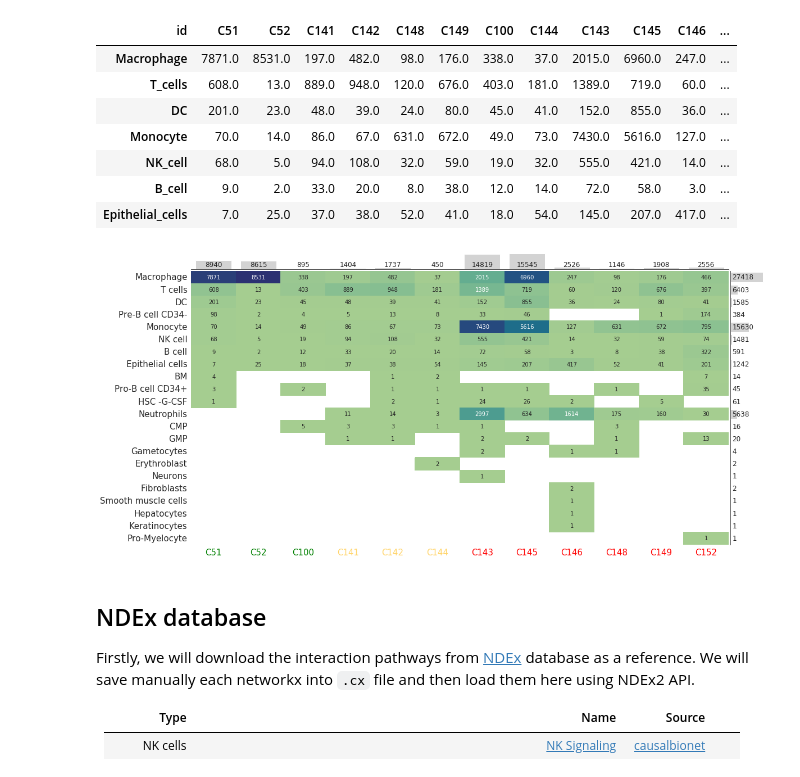
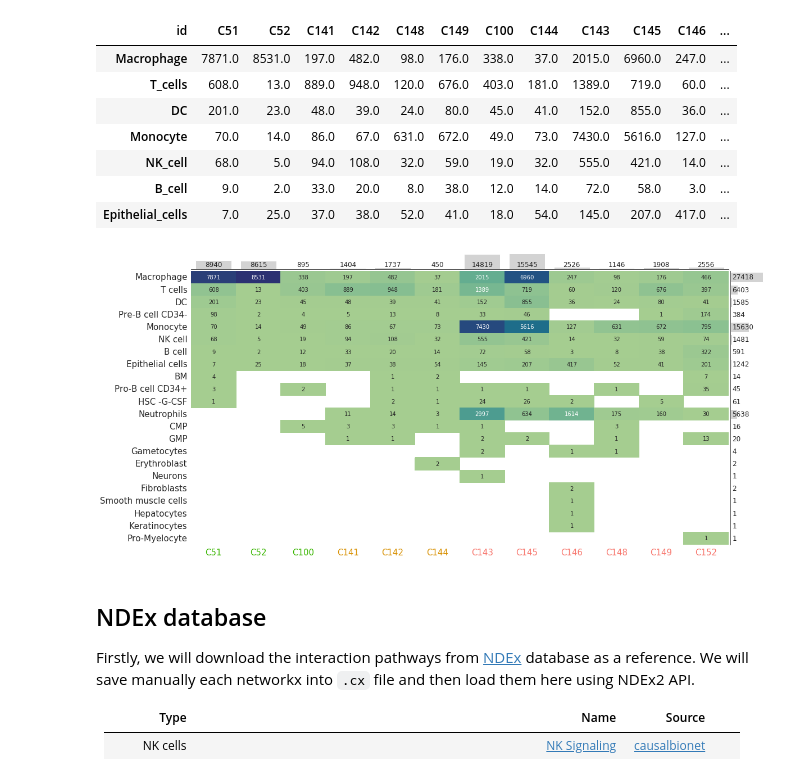
Before and after one commit to masyahook/scGRN, a Jupyter notebook: jupyter/GRN_inference.ipynb, the cells around one changed output. Cells and saved outputs as stored; diff of their text form; code cells hidden in the pictures.

```diff
--- a/jupyter/GRN_inference.ipynb
+++ b/jupyter/GRN_inference.ipynb
@@ -291,6 +291,10 @@ Common cell types among different patients (full metadata):
 | NK_cell | 68.0 | 5.0 | 94.0 | 108.0 | 32.0 | 59.0 | 19.0 | 32.0 | 555.0 | 421.0 | 14.0 | ... |
 | B_cell | 9.0 | 2.0 | 33.0 | 20.0 | 8.0 | 38.0 | 12.0 | 14.0 | 72.0 | 58.0 | 3.0 | ... |
 | Epithelial_cells | 7.0 | 25.0 | 37.0 | 38.0 | 52.0 | 41.0 | 18.0 | 54.0 | 145.0 | 207.0 | 417.0 | ... |
+# %%
+colors = dict(green='#39B600', yellow='#D89000', red='#F8766D', blue='#00B0F6',
+               purple='#9590FF', cyan='#00BFC4', pink='E76BF3', light_pink='#FF62BC',
+               saturated_green='#00BF7D')
 # %%
 N_p = 12
 N_c = 22
@@ -320,37 +324,37 @@ with sns.axes_style("white"):
         g.ax_marg_y.annotate(int(bar.get_width()),
                     (0, bar.get_y() + bar.get_height() / 2), ha='left', va='center',
                     size=12, xytext=(4, 0),
                     textcoords='offset points')
 
     g.ax_joint.set_xticks(np.arange(0.5, N_p))
     g.ax_joint.set_xticklabels(df.columns, rotation=0)
     g.ax_joint.set_yticks(np.arange(0.5, N_c))
     g.ax_joint.set_yticklabels(df.index.map(lambda x: x.replace('_', ' ')), rotation=0)
 
     # remove ticks between heatmao and histograms
     g.ax_marg_x.tick_params(axis='x', bottom=False, labelbottom=False)
     g.ax_marg_y.tick_params(axis='y', left=False, labelleft=False)
     # remove ticks showing the heights of the histograms
     g.ax_marg_x.tick_params(axis='y', left=False, labelleft=False)
     g.ax_marg_y.tick_params(axis='x', bottom=False, labelbottom=False)
 
     g.fig.set_size_inches(16, 8)  # jointplot creates its own figure, the size can only be changed afterwards
     # g.fig.subplots_adjust(hspace=0.3) # optionally more space for the tick labels
     g.fig.subplots_adjust(hspace=0.1, wspace=0.05)  # less spaced needed when there are no tick labels
 
     for tick_label in g.ax_joint.get_xticklabels():
         if full_meta['group'][tick_label.get_text()] == 'S':
-            tick_label.set_color("red")
+            tick_label.set_color(colors['red'])
         elif full_meta['group'][tick_label.get_text()] == 'M':
-            tick_label.set_color(np.array((255, 212, 103)) / 255)
+            tick_label.set_color(colors['yellow'])
         else:
-            tick_label.set_color('green')
+            tick_label.set_color(colors['green'])
 
     g.ax_joint.set_xlabel('')
 
     plt.savefig('figs/cell_pop_dist.pdf', bbox_inches='tight')
 # %% [output]
-[figure, old version]
+[figure, new version]
 # %% [markdown]
 ## NDEx database
 
```
Also changed, not shown: parts of 10 cells of this notebook, 1 other file.
